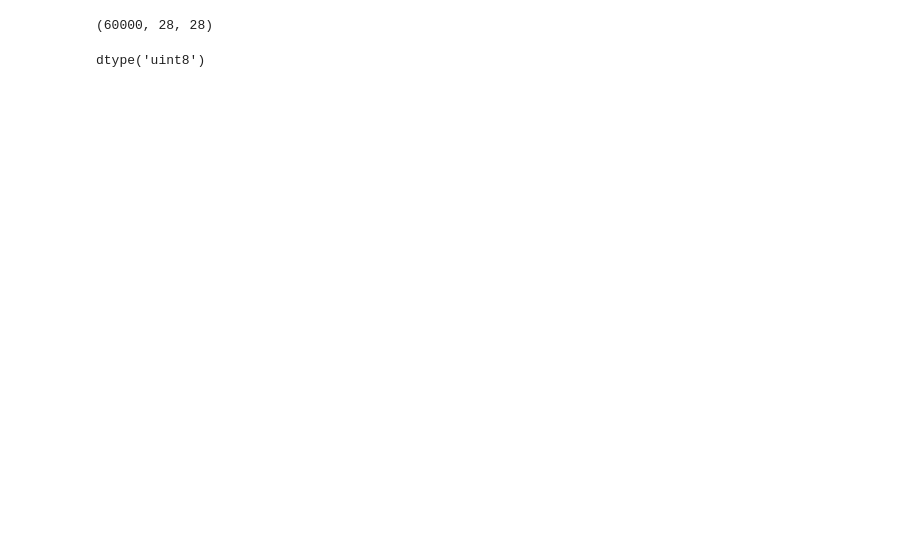
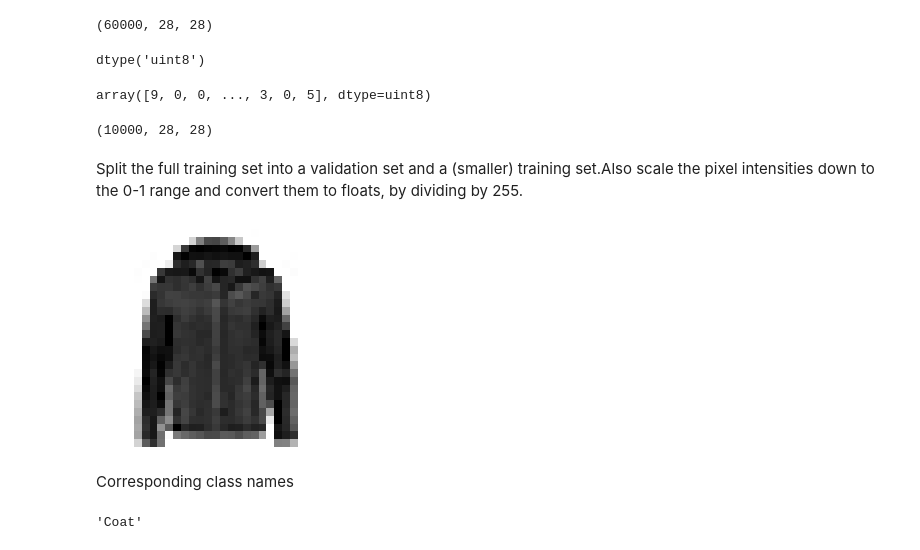
Before and after one commit to johnny19436/ML-learn, a Jupyter notebook: ML_10.ipynb, the cells around one changed output. Drawn from its saved outputs; the diff is of its cells as text; code cells hidden in the pictures; blank space fills up the shorter version.

```diff
--- a/ML_10.ipynb
+++ b/ML_10.ipynb
@@ -14,3 +17,25 @@ X_train_full.shape
 X_train_full.dtype
 # %% [output]
 dtype('uint8')
+# %%
+y_train_full
+# %% [output]
+array([9, 0, 0, ..., 3, 0, 5], dtype=uint8)
+# %%
+X_test.shape
+# %% [output]
+(10000, 28, 28)
+# %% [markdown]
+Split the full training set into a validation set and a (smaller) training set.Also scale the pixel intensities down to the 0-1 range and convert them to floats, by dividing by 255.
+# %%
+X_valid,X_train=X_train_full[:5000]/255.,X_train_full[5000:]/255.
+y_valid,y_train=y_train_full[:5000],y_train_full[5000:]
+X_test=X_test/255.
+# %%
+plt.imshow(X_train[0],cmap="binary")
+plt.axis('off')
+plt.show()
+# %% [output]
+[figure, added]
+# %% [markdown]
+Corresponding class names
@@ -16,0 +45,4 @@ dtype('uint8')
+# %%
+class_names[y_train[0]]
+# %% [output]
+'Coat'
```
Also changed, not shown: parts of 15 cells of this notebook.
